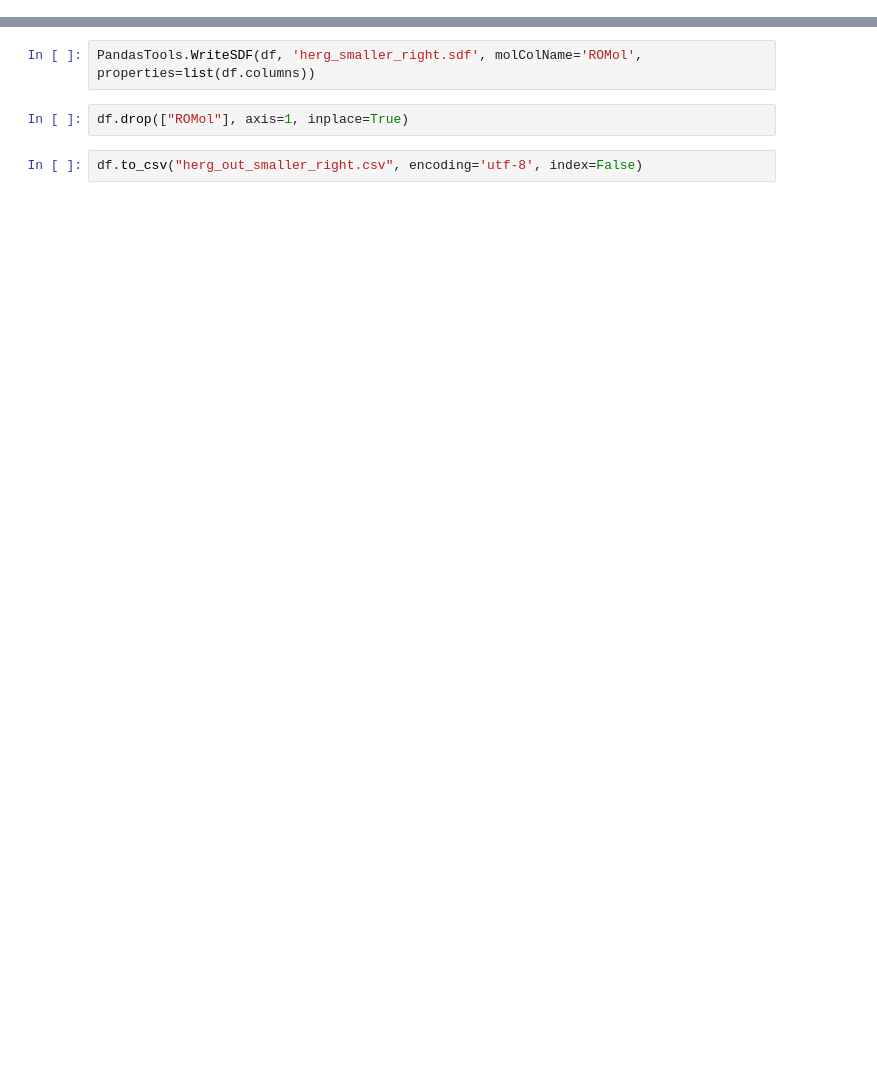
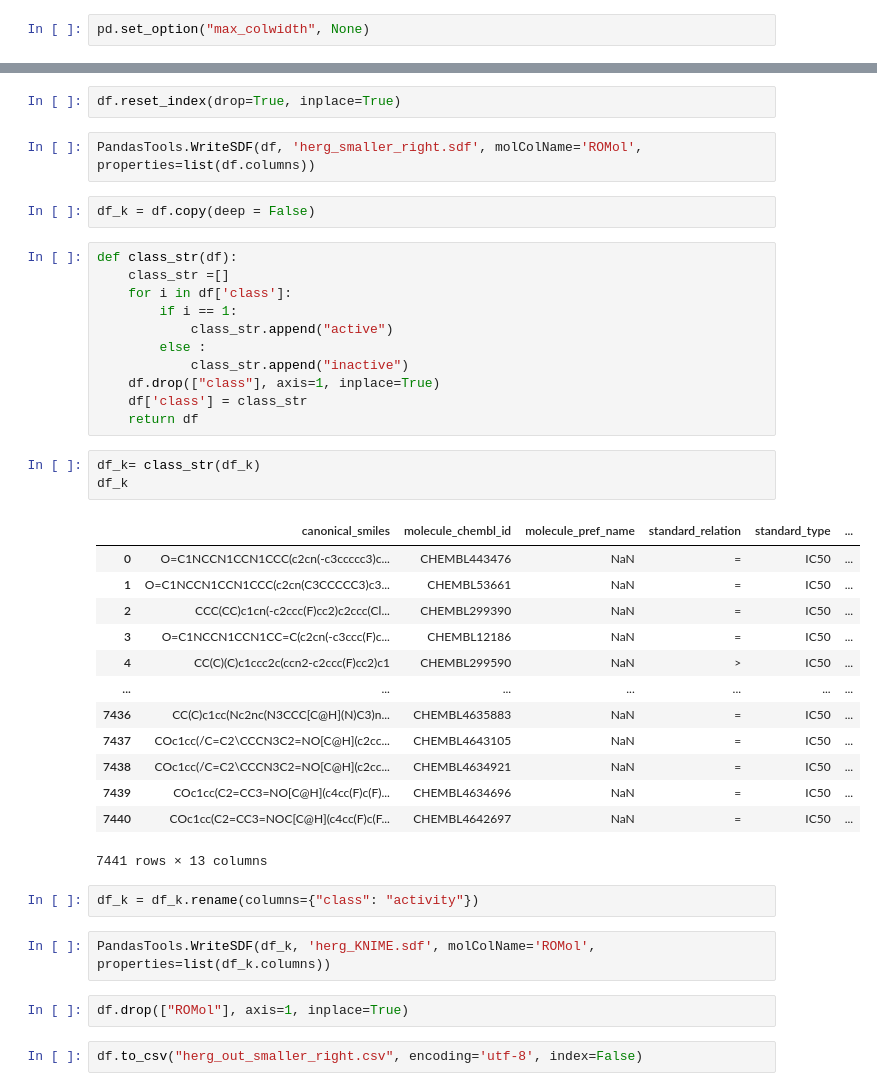
Before and after one commit to ElinaSmall/hERG_model, a Jupyter notebook: notebooks/001.0-smolkina-data-preparation-chembl-herg.ipynb, the cells around one changed output, grey strips where cells are left out. Drawn from its saved outputs; the diff is of its cells as text; blank space fills up the shorter version.

```diff
--- a/notebooks/001.0-smolkina-data-preparation-chembl-herg.ipynb
+++ b/notebooks/001.0-smolkina-data-preparation-chembl-herg.ipynb
@@ -476,3 +487,5 @@ df_names
 | 13042 | COc1cc2c(c(OC)n1)[C@]1(O)[C@H](O)... | CHEMBL4303782 | ZOTATIFIN | > | IC50 | ... |
 | 13043 | CC#CC(=O)N[C@H]1CCCN(c2c(F)cc(C(N... | CHEMBL4297674 | BRANEBRUTINIB | = | IC50 | ... |
 296 rows × 13 columns
+# %%
+pd.set_option("max_colwidth", None)
@@ -496,8 +514,44 @@ df
 | 13198 | COc1cc(C2=CC3=NO[C@H](c4cc(F)c(F)... | CHEMBL4634696 | NaN | = | IC50 | ... |
 | 13199 | COc1cc(C2=CC3=NOC[C@H](c4cc(F)c(F... | CHEMBL4642697 | NaN | = | IC50 | ... |
 7441 rows × 13 columns
+# %%
+df.reset_index(drop=True, inplace=True)
 # %%
 PandasTools.WriteSDF(df, 'herg_smaller_right.sdf', molColName='ROMol', properties=list(df.columns))
+# %%
+df_k = df.copy(deep = False)
+# %%
+def class_str(df):
+    class_str =[]
+    for i in df['class']:
+        if i == 1:
+            class_str.append("active")
+        else :
+            class_str.append("inactive")
+    df.drop(["class"], axis=1, inplace=True)
+    df['class'] = class_str
+    return df
+# %%
+df_k= class_str(df_k)
+df_k
+# %% [output]
+|  | canonical_smiles | molecule_chembl_id | molecule_pref_name | standard_relation | standard_type | ... |
+| 0 | O=C1NCCN1CCN1CCC(c2cn(-c3ccccc3)c... | CHEMBL443476 | NaN | = | IC50 | ... |
+| 1 | O=C1NCCN1CCN1CCC(c2cn(C3CCCCC3)c3... | CHEMBL53661 | NaN | = | IC50 | ... |
+| 2 | CCC(CC)c1cn(-c2ccc(F)cc2)c2ccc(Cl... | CHEMBL299390 | NaN | = | IC50 | ... |
+| 3 | O=C1NCCN1CCN1CC=C(c2cn(-c3ccc(F)c... | CHEMBL12186 | NaN | = | IC50 | ... |
+| 4 | CC(C)(C)c1ccc2c(ccn2-c2ccc(F)cc2)c1 | CHEMBL299590 | NaN | > | IC50 | ... |
+| ... | ... | ... | ... | ... | ... | ... |
+| 7436 | CC(C)c1cc(Nc2nc(N3CCC[C@H](N)C3)n... | CHEMBL4635883 | NaN | = | IC50 | ... |
+| 7437 | COc1cc(/C=C2\CCCN3C2=NO[C@H](c2cc... | CHEMBL4643105 | NaN | = | IC50 | ... |
+| 7438 | COc1cc(/C=C2\CCCN3C2=NO[C@H](c2cc... | CHEMBL4634921 | NaN | = | IC50 | ... |
+| 7439 | COc1cc(C2=CC3=NO[C@H](c4cc(F)c(F)... | CHEMBL4634696 | NaN | = | IC50 | ... |
+| 7440 | COc1cc(C2=CC3=NOC[C@H](c4cc(F)c(F... | CHEMBL4642697 | NaN | = | IC50 | ... |
+7441 rows × 13 columns
+# %%
+df_k = df_k.rename(columns={"class": "activity"})
+# %%
+PandasTools.WriteSDF(df_k, 'herg_KNIME.sdf', molColName='ROMol', properties=list(df_k.columns))
 # %%
 df.drop(["ROMol"], axis=1, inplace=True)
 # %%
```
Also changed, not shown: parts of 12 cells of this notebook.
